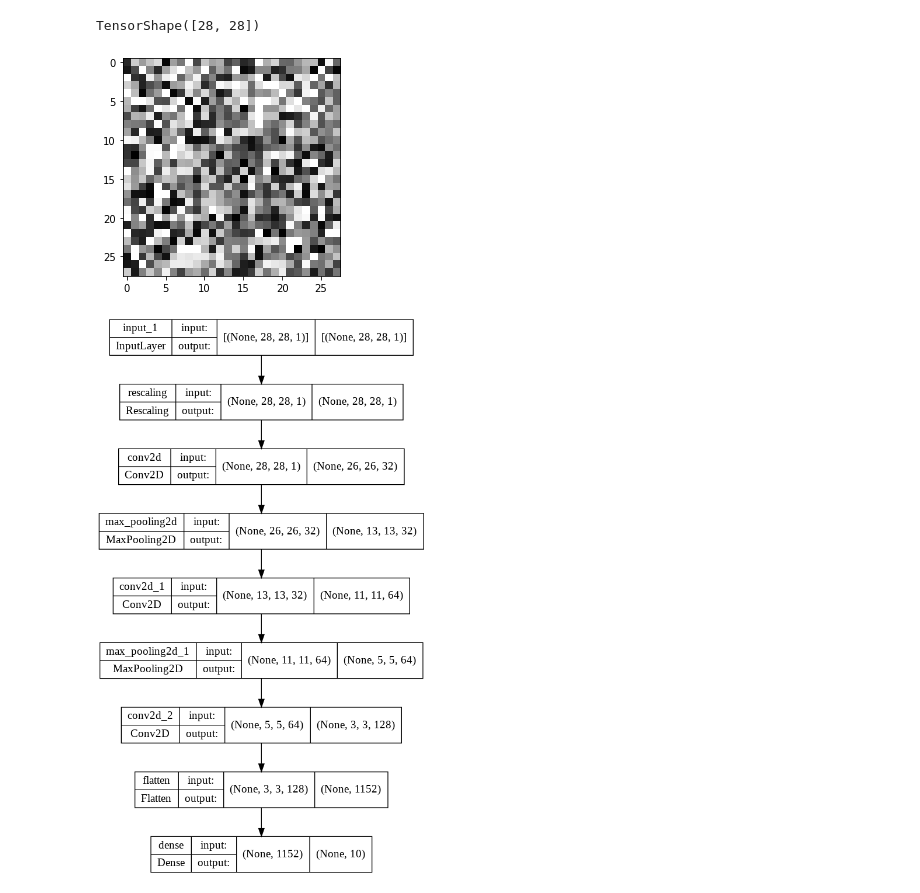
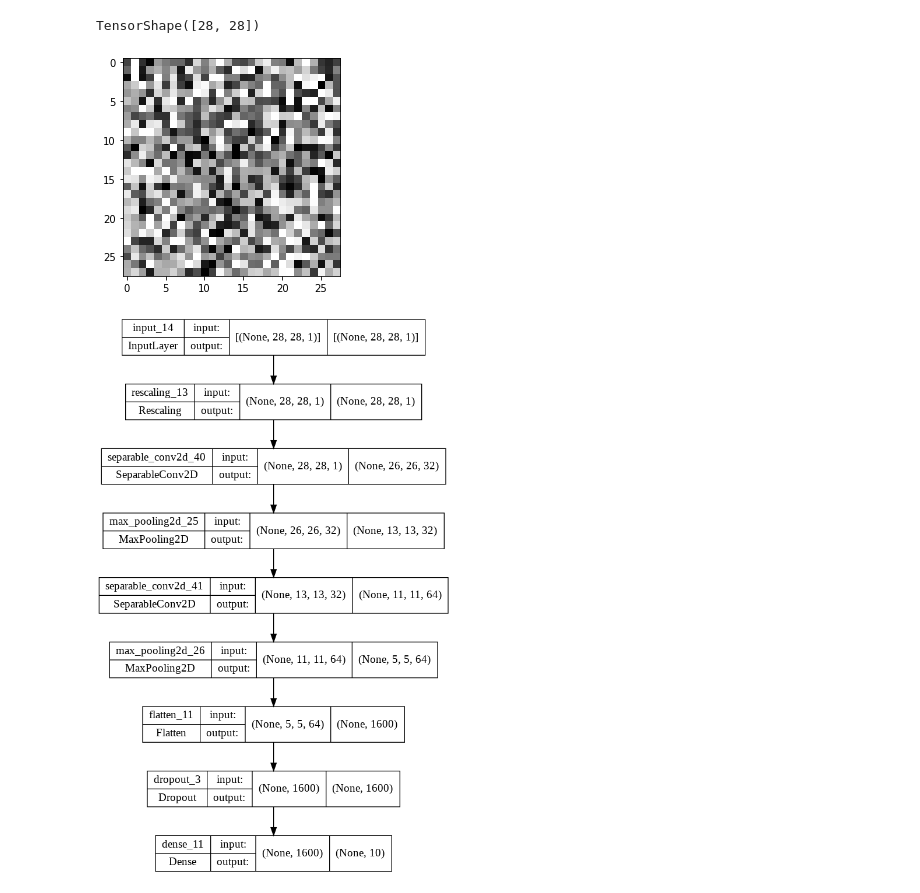
Before and after one commit to diegosol127/CSCE-636-Deep-Learning, a Jupyter notebook: Homework/CSCE_636_Proj01_Sol.ipynb, the cells around one changed output. Cells and saved outputs as stored; diff of their text form; code cells hidden in the pictures.

```diff
--- a/Homework/CSCE_636_Proj01_Sol.ipynb
+++ b/Homework/CSCE_636_Proj01_Sol.ipynb
@@ -38,35 +38,33 @@ import numpy
 import matplotlib.pyplot as plt
 
 # all_images.shape
-digit = all_images[4]
+digit = all_images[2]
 plt.imshow(digit, cmap=plt.cm.binary)
 plt.show()
 # %% [output]
-[figure, old version]
+[figure, new version]
 # %%
 from tensorflow import keras
 from tensorflow.keras import layers
 
 inputs = keras.Input(shape=(28, 28, 1))
 x = layers.Rescaling(1./255)(inputs)
 
 # convolutional layers
-x = layers.Conv2D(filters=32, kernel_size=3, activation="relu")(x)
+x = layers.SeparableConv2D(filters=32, kernel_size=3, activation="relu")(x)
 x = layers.MaxPooling2D(pool_size=2)(x)
-x = layers.Conv2D(filters=64, kernel_size=3, activation="relu")(x)
+x = layers.SeparableConv2D(filters=64, kernel_size=3, activation="relu")(x)
 x = layers.MaxPooling2D(pool_size=2)(x)
-x = layers.Conv2D(filters=128, kernel_size=3, activation="relu")(x)
-# x = layers.MaxPooling2D(pool_size=2)(x)
-# x = layers.Conv2D(filters=256, kernel_size=3, activation="relu")(x)
-# x = layers.MaxPooling2D(pool_size=2)(x)
-# x = layers.Conv2D(filters=256, kernel_size=3, activation="relu")(x)
+# x = layers.SeparableConv2D(filters=128, kernel_size=3, activation="relu")(x)
+
 x = layers.Flatten()(x)
+x = layers.Dropout(0.5)(x)
 
 outputs = layers.Dense(10, activation="softmax")(x)
 
 model = keras.Model(inputs=inputs, outputs=outputs)
 
-keras.utils.plot_model(model, show_shapes=True)
+keras.utils.plot_model(model, show_shapes=True, to_file="simple_convnet.png")
 # %% [output]
-[figure, old version]
+[figure, new version]
 # %%
```
Also changed, not shown: parts of 9 cells of this notebook.
